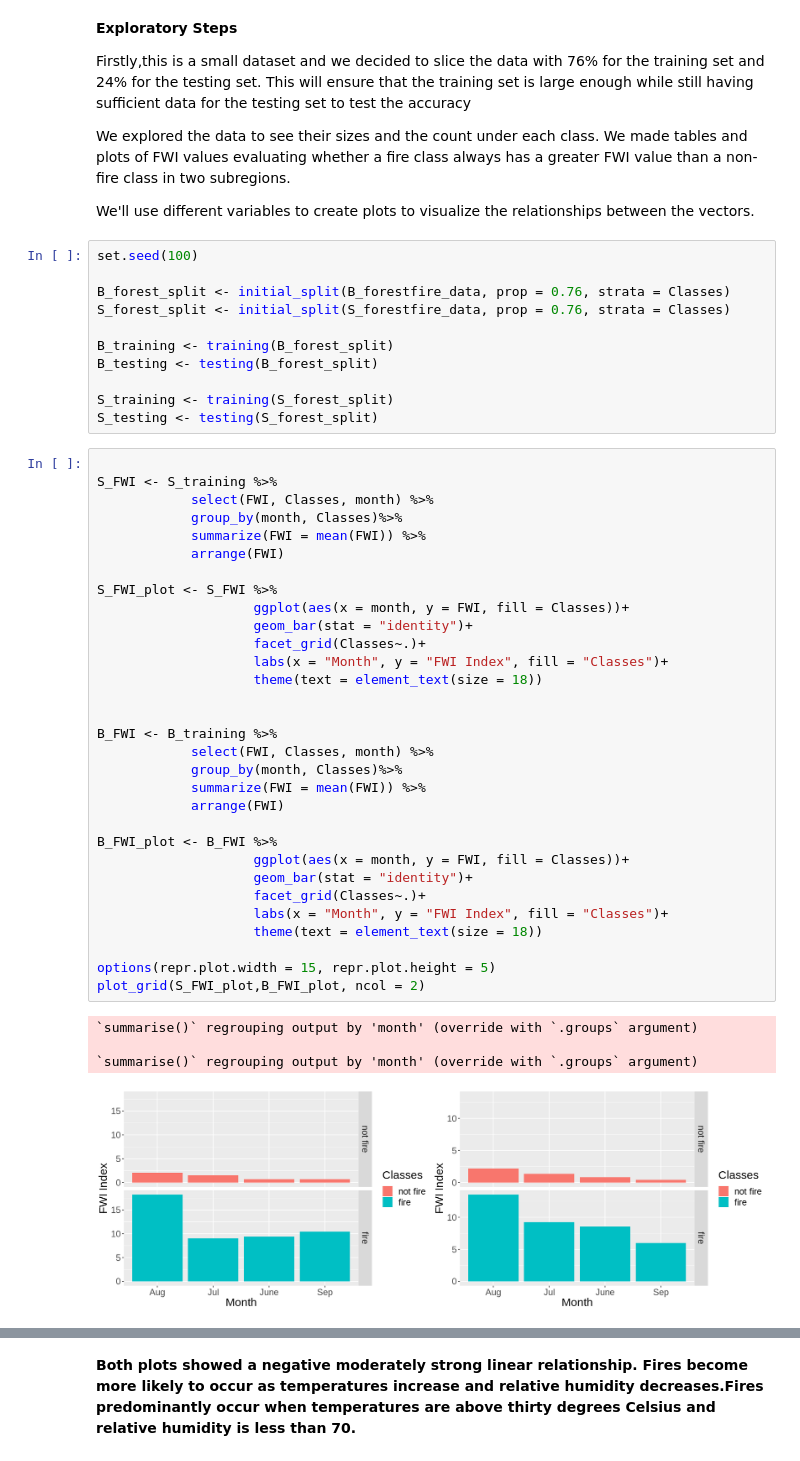
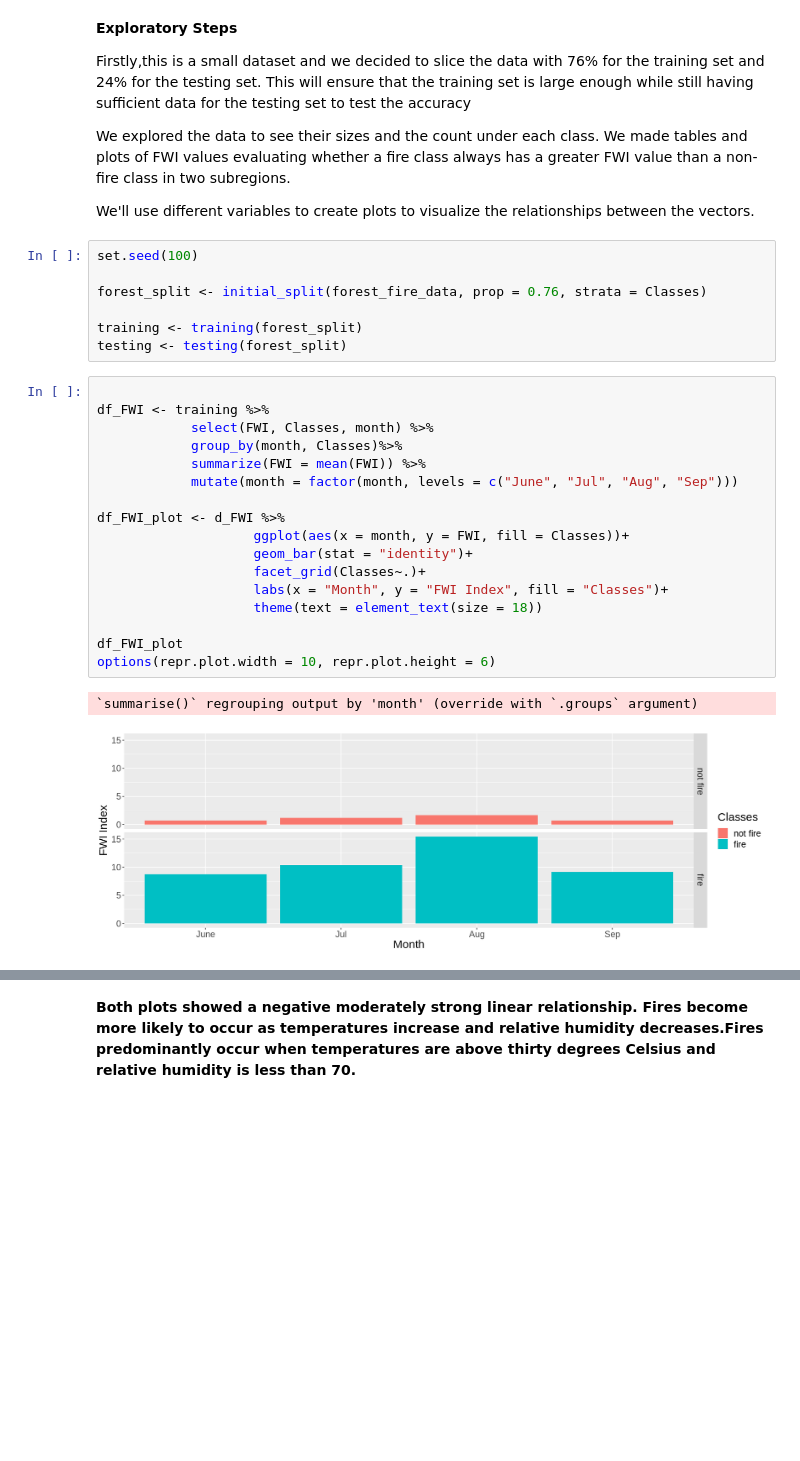
Before and after one commit to zjr-mds/Forest-Fire-Prediction, a Jupyter notebook: Proposal_Group2.ipynb, the cells around one changed output, grey strips where cells are left out. Drawn from its saved outputs; the diff is of its cells as text; blank space fills up the shorter version.

```diff
--- a/Proposal_Group2.ipynb
+++ b/Proposal_Group2.ipynb
@@ -93,48 +93,28 @@ We'll use different variables to create plots to visualize the relationships bet
 # %%
 set.seed(100)
 
-B_forest_split <- initial_split(B_forestfire_data, prop = 0.76, strata = Classes)
-S_forest_split <- initial_split(S_forestfire_data, prop = 0.76, strata = Classes)
+forest_split <- initial_split(forest_fire_data, prop = 0.76, strata = Classes)
 
-B_training <- training(B_forest_split)
-B_testing <- testing(B_forest_split)
-
-S_training <- training(S_forest_split)
-S_testing <- testing(S_forest_split)
+training <- training(forest_split)
+testing <- testing(forest_split)
 # %%
 
-S_FWI <- S_training %>%
+df_FWI <- training %>%
             select(FWI, Classes, month) %>%
             group_by(month, Classes)%>%
             summarize(FWI = mean(FWI)) %>%
-            arrange(FWI)
+            mutate(month = factor(month, levels = c("June", "Jul", "Aug", "Sep")))
 
-S_FWI_plot <- S_FWI %>%
+df_FWI_plot <- d_FWI %>%
                     ggplot(aes(x = month, y = FWI, fill = Classes))+
                     geom_bar(stat = "identity")+
                     facet_grid(Classes~.)+
                     labs(x = "Month", y = "FWI Index", fill = "Classes")+
                     theme(text = element_text(size = 18))
 
-
-B_FWI <- B_training %>%
-            select(FWI, Classes, month) %>%
-            group_by(month, Classes)%>%
-            summarize(FWI = mean(FWI)) %>%
-            arrange(FWI)
-
-B_FWI_plot <- B_FWI %>%
-                    ggplot(aes(x = month, y = FWI, fill = Classes))+
-                    geom_bar(stat = "identity")+
-                    facet_grid(Classes~.)+
-                    labs(x = "Month", y = "FWI Index", fill = "Classes")+
-                    theme(text = element_text(size = 18))
-
-options(repr.plot.width = 15, repr.plot.height = 5)
-plot_grid(S_FWI_plot,B_FWI_plot, ncol = 2)
+df_FWI_plot
+options(repr.plot.width = 10, repr.plot.height = 6)
 # %% [output]
 `summarise()` regrouping output by 'month' (override with `.groups` argument)
-
-`summarise()` regrouping output by 'month' (override with `.groups` argument)
-[figure, old version]
+[figure, new version]
 # %%
```
Also changed, not shown: parts of 23 cells of this notebook.
